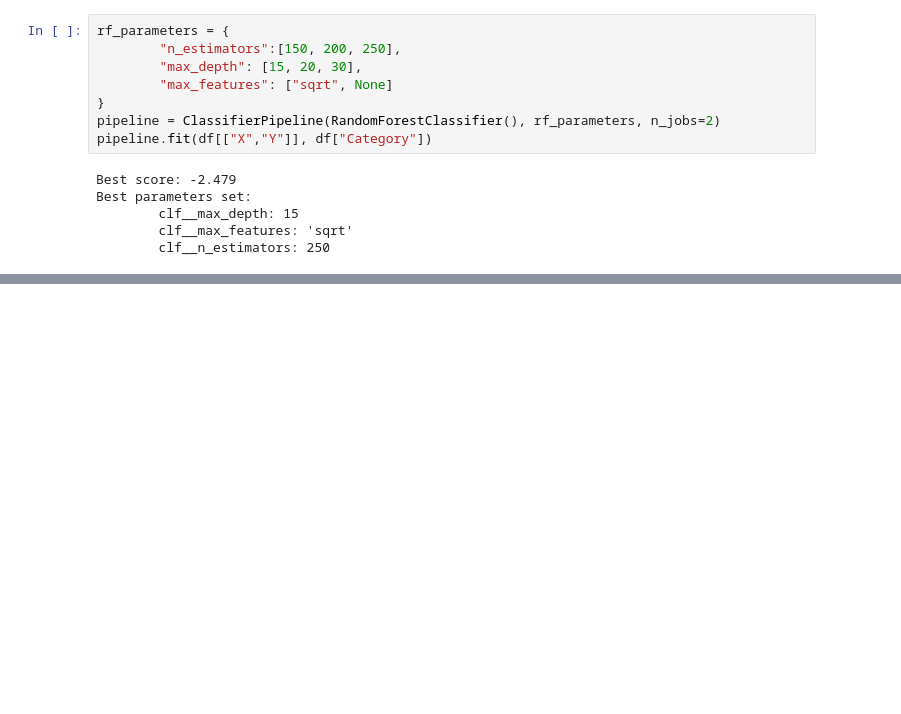
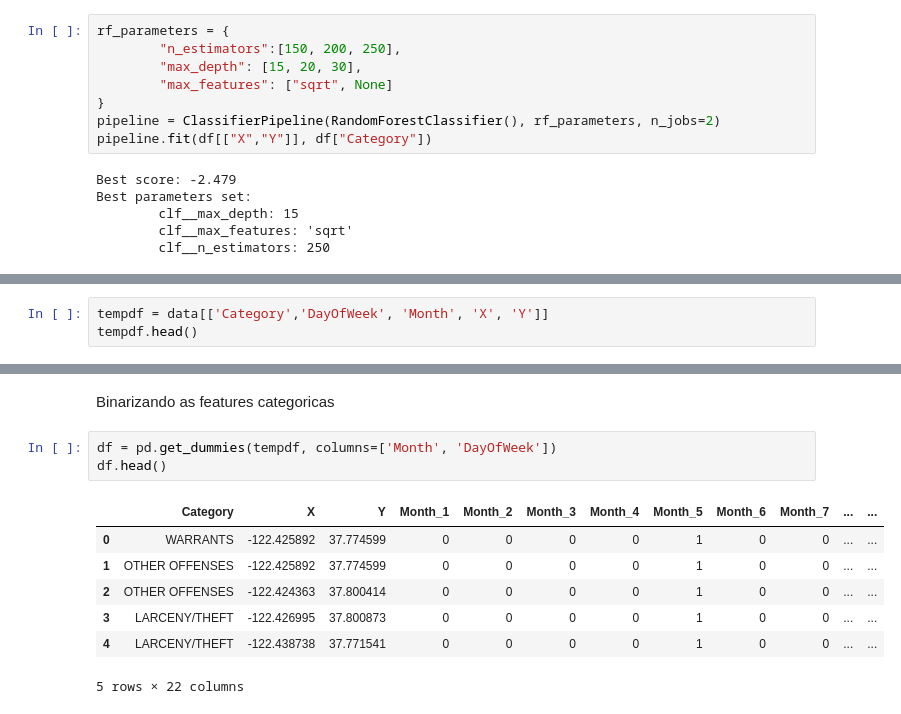
Before and after one commit to andreabduque/san-francisco-crime-classification, a Jupyter notebook: san francisco crime.ipynb, the cells around one changed output, grey strips where cells are left out. Saved outputs shown, nothing was run; the diff lists cells and outputs as text; blank space fills up the shorter version.

Commit message:
binarize categorical variables

```diff
--- a/san francisco crime.ipynb
+++ b/san francisco crime.ipynb
@@ -122,0 +142,3 @@ pipeline.get_cv_results()
+# %%
+tempdf = data[['Category','DayOfWeek', 'Month', 'X', 'Y']]
+tempdf.head()
@@ -122,0 +152,13 @@ pipeline.get_cv_results()
+# %% [markdown]
+Binarizando as features categoricas
+# %%
+df = pd.get_dummies(tempdf, columns=['Month', 'DayOfWeek'])
+df.head()
+# %% [output]
+|  | Category | X | Y | Month_1 | Month_2 | Month_3 | Month_4 | Month_5 | Month_6 | Month_7 | ... | ... |
+| 0 | WARRANTS | -122.425892 | 37.774599 | 0 | 0 | 0 | 0 | 1 | 0 | 0 | ... | ... |
+| 1 | OTHER OFFENSES | -122.425892 | 37.774599 | 0 | 0 | 0 | 0 | 1 | 0 | 0 | ... | ... |
+| 2 | OTHER OFFENSES | -122.424363 | 37.800414 | 0 | 0 | 0 | 0 | 1 | 0 | 0 | ... | ... |
+| 3 | LARCENY/THEFT | -122.426995 | 37.800873 | 0 | 0 | 0 | 0 | 1 | 0 | 0 | ... | ... |
+| 4 | LARCENY/THEFT | -122.438738 | 37.771541 | 0 | 0 | 0 | 0 | 1 | 0 | 0 | ... | ... |
+5 rows × 22 columns
```
Also changed, not shown: parts of 16 cells of this notebook.
